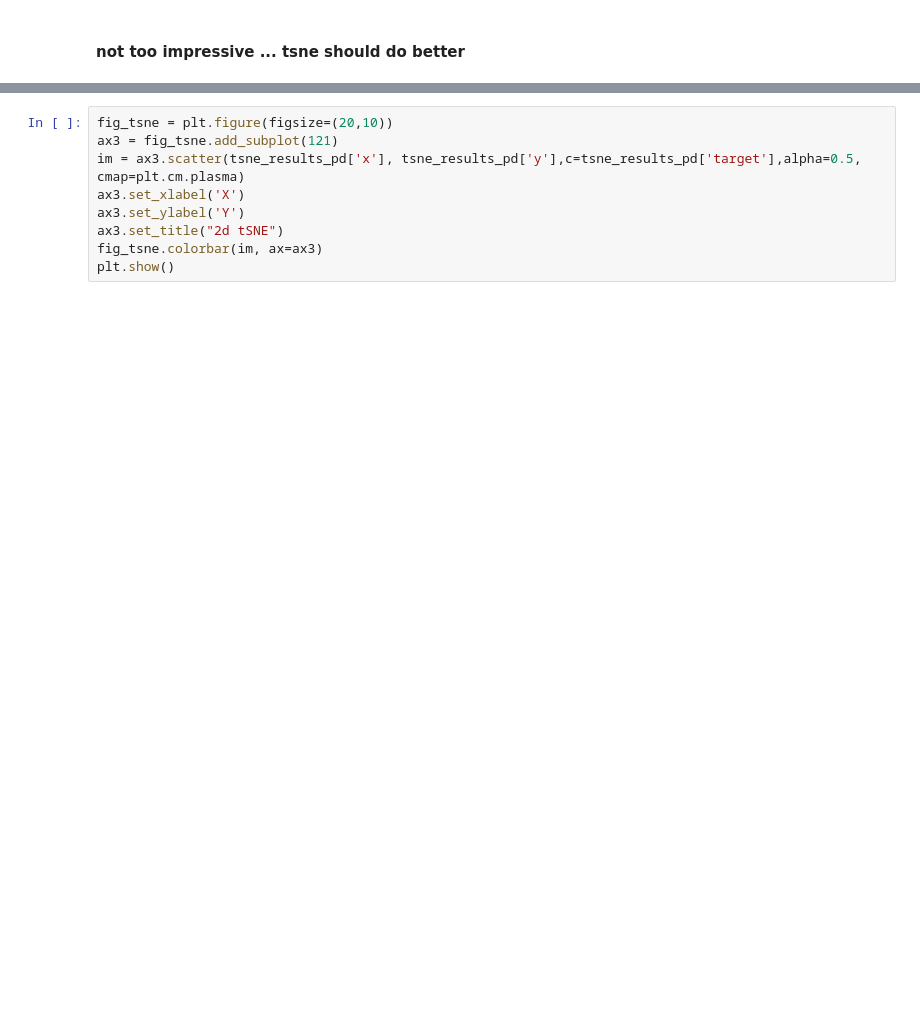
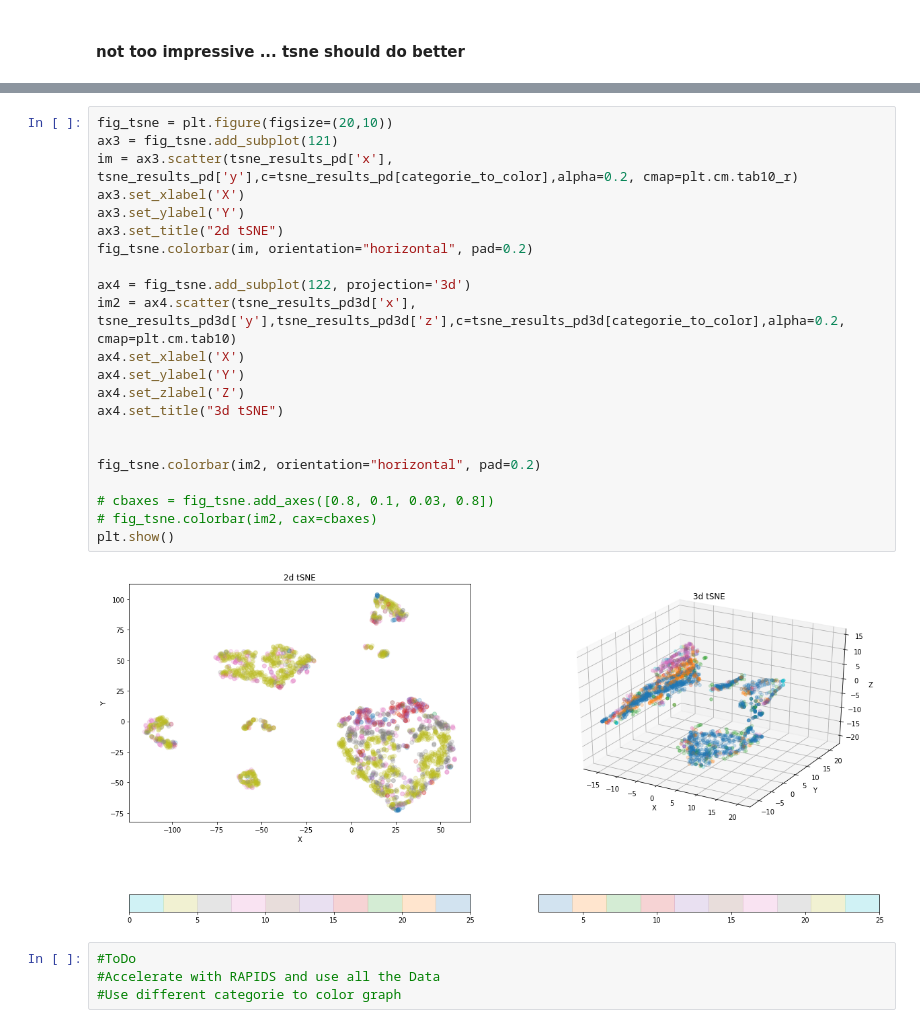
Before and after one commit to markste-in/dim_reduce, a Jupyter notebook: FARS.ipynb, the cells around one changed output, grey strips where cells are left out. Saved outputs shown, nothing was run; the diff lists cells and outputs as text; blank space fills up the shorter version.

```diff
--- a/FARS.ipynb
+++ b/FARS.ipynb
@@ -102,9 +130,28 @@ tsne_results_pd['target'] = sample_ds['target'].astype('int')
 # %%
 fig_tsne = plt.figure(figsize=(20,10))
 ax3 = fig_tsne.add_subplot(121)
-im = ax3.scatter(tsne_results_pd['x'], tsne_results_pd['y'],c=tsne_results_pd['target'],alpha=0.5, cmap=plt.cm.plasma)
+im = ax3.scatter(tsne_results_pd['x'], tsne_results_pd['y'],c=tsne_results_pd[categorie_to_color],alpha=0.2, cmap=plt.cm.tab10_r)
 ax3.set_xlabel('X')
 ax3.set_ylabel('Y')
 ax3.set_title("2d tSNE")
-fig_tsne.colorbar(im, ax=ax3)
+fig_tsne.colorbar(im, orientation="horizontal", pad=0.2)
+
+ax4 = fig_tsne.add_subplot(122, projection='3d')
+im2 = ax4.scatter(tsne_results_pd3d['x'], tsne_results_pd3d['y'],tsne_results_pd3d['z'],c=tsne_results_pd3d[categorie_to_color],alpha=0.2, cmap=plt.cm.tab10)
+ax4.set_xlabel('X')
+ax4.set_ylabel('Y')
+ax4.set_zlabel('Z')
+ax4.set_title("3d tSNE")
+
+
+fig_tsne.colorbar(im2, orientation="horizontal", pad=0.2)
+
+# cbaxes = fig_tsne.add_axes([0.8, 0.1, 0.03, 0.8])
+# fig_tsne.colorbar(im2, cax=cbaxes)
 plt.show()
+# %% [output]
+[figure, added]
+# %%
+#ToDo
+#Accelerate with RAPIDS and use all the Data
+#Use different categorie to color graph
```
Also changed, not shown: parts of 8 cells of this notebook.
